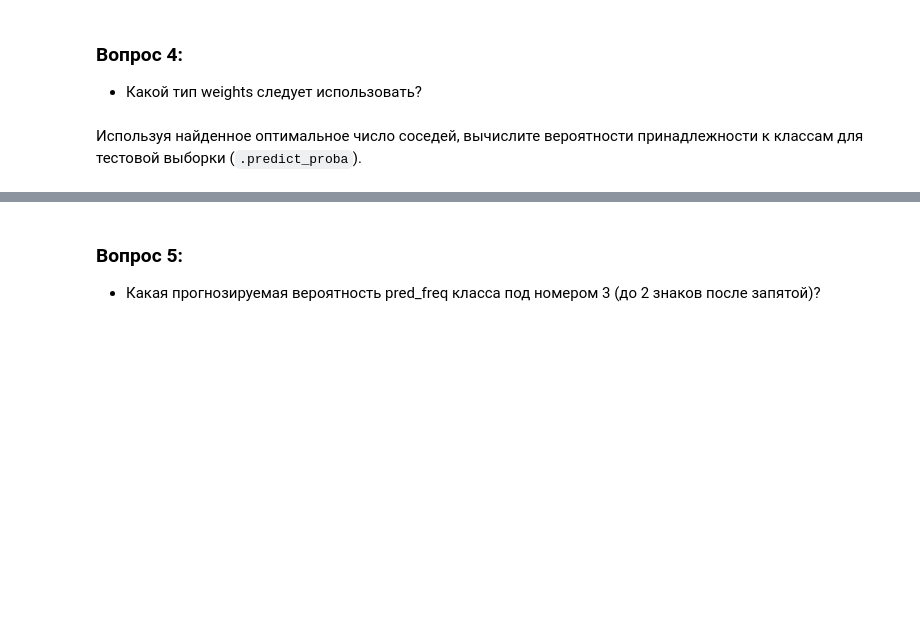
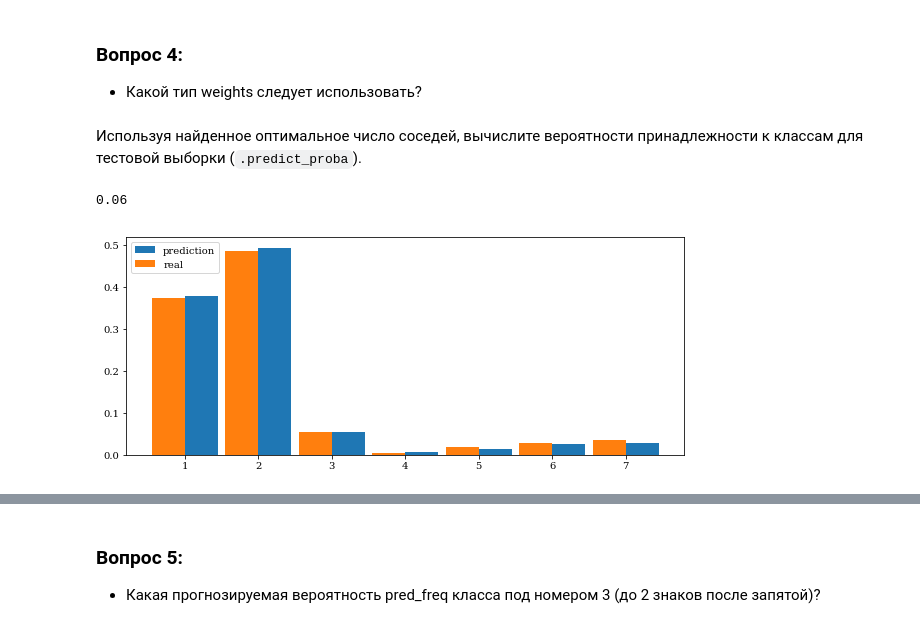
Before and after one commit to maratzainullin/ml-dl, a Jupyter notebook: [homework]knn.ipynb, the cells around one changed output, grey strips where cells are left out. Drawn from its saved outputs; the diff is of its cells as text; code cells hidden in the pictures; blank space fills up the shorter version.

```diff
--- a/[homework]knn.ipynb
+++ b/[homework]knn.ipynb
@@ -399,9 +402,0 @@ KNeighborsClassifier(algorithm='auto', leaf_size=30, metric='minkowski',
-# %%
-params = {
-    "n_neighbors": np.arange(2, 11),
-    "p": [1, 2, 3],
-    "weights": ["uniform", "distance"],
-}
-knn_clf = KNeighborsClassifier()
-knn_grid_search = GridSearchCV(knn_clf, params, cv=5, scoring='accuracy', n_jobs=-1, verbose=10)
-knn_grid_search.fit(feature_matrix_scaled_smart, labels);
@@ -433,15 +414,19 @@ pred_prob = # Ваш код здесь
+# %%
+optimal_clf = knn_grid_search.best_estimator_
+train_feature_matrix, test_feature_matrix, train_labels, test_labels = train_test_split(feature_matrix, labels, test_size=0.3, random_state=42)
+optimal_clf.fit(train_feature_matrix, train_labels)
+pred_prob = optimal_clf.predict_proba(test_feature_matrix)
 # %%
-import matplotlib.pyplot as plt
-%matplotlib inline
-import numpy as np
+unique, counts = np.unique(test_labels, return_counts=True)
+freq = counts / len(test_labels)
+pred_freq = pred_prob.mean(axis=0)
 
-unique, freq = np.unique(test_labels, return_counts=True)
-freq = list(map(lambda x: x / len(test_labels),freq))
+fig, ax = plt.subplots(figsize=(10, 4))
+ax.bar(unique, pred_freq, width=0.45, align="edge", label='prediction')
+ax.bar(unique, freq, width=-0.45, align="edge", label='real')
+ax.legend()
 
-pred_freq = pred_prob.mean(axis=0)
-plt.figure(figsize=(10, 8))
-plt.bar(range(1, 8), pred_freq, width=0.4, align="edge", label='prediction')
-plt.bar(range(1, 8), freq, width=-0.4, align="edge", label='real')
-plt.ylim(0, 0.54)
-plt.legend()
-plt.show()
+print(pred_freq[2].round(2))
+# %% [output]
+0.06
+[figure, added]
```
Also changed, not shown: parts of 20 cells of this notebook.
